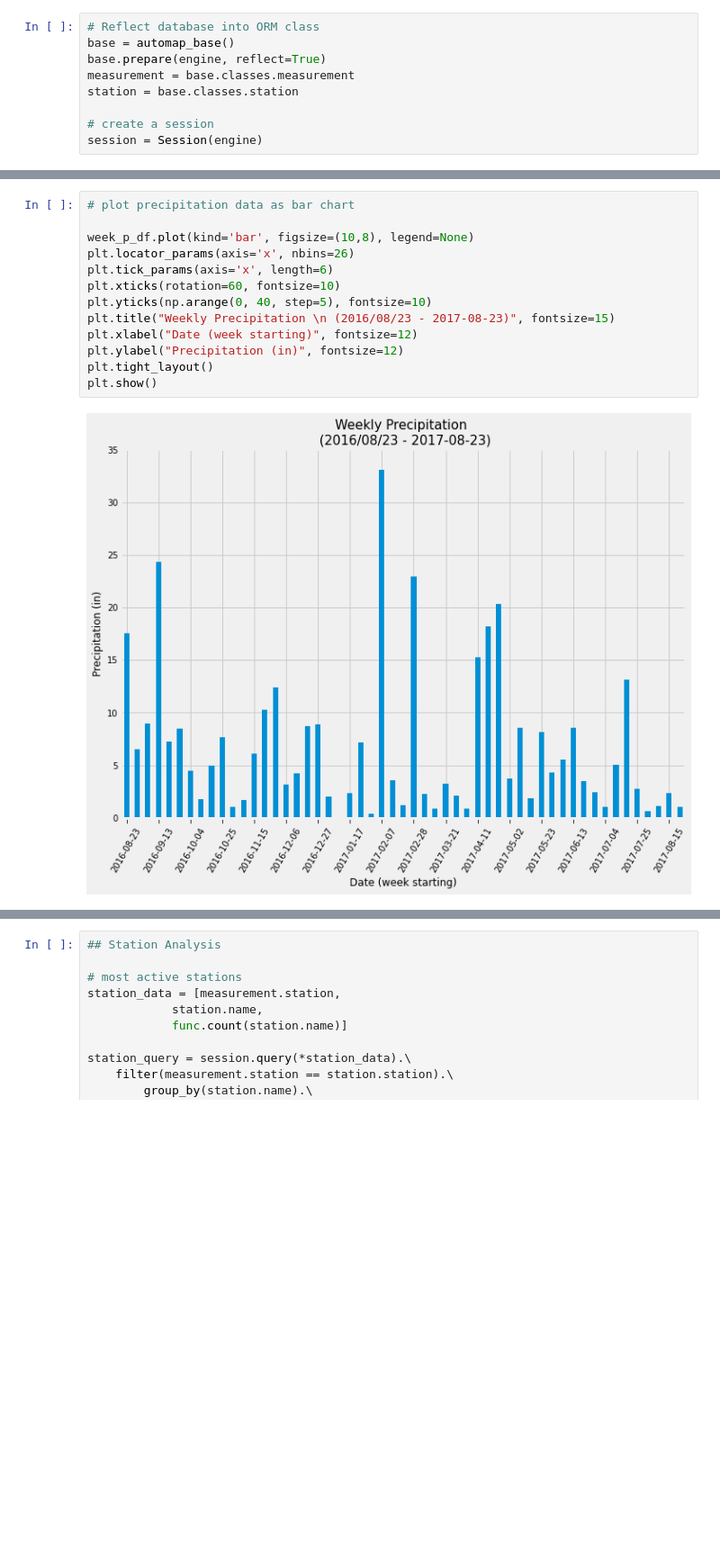
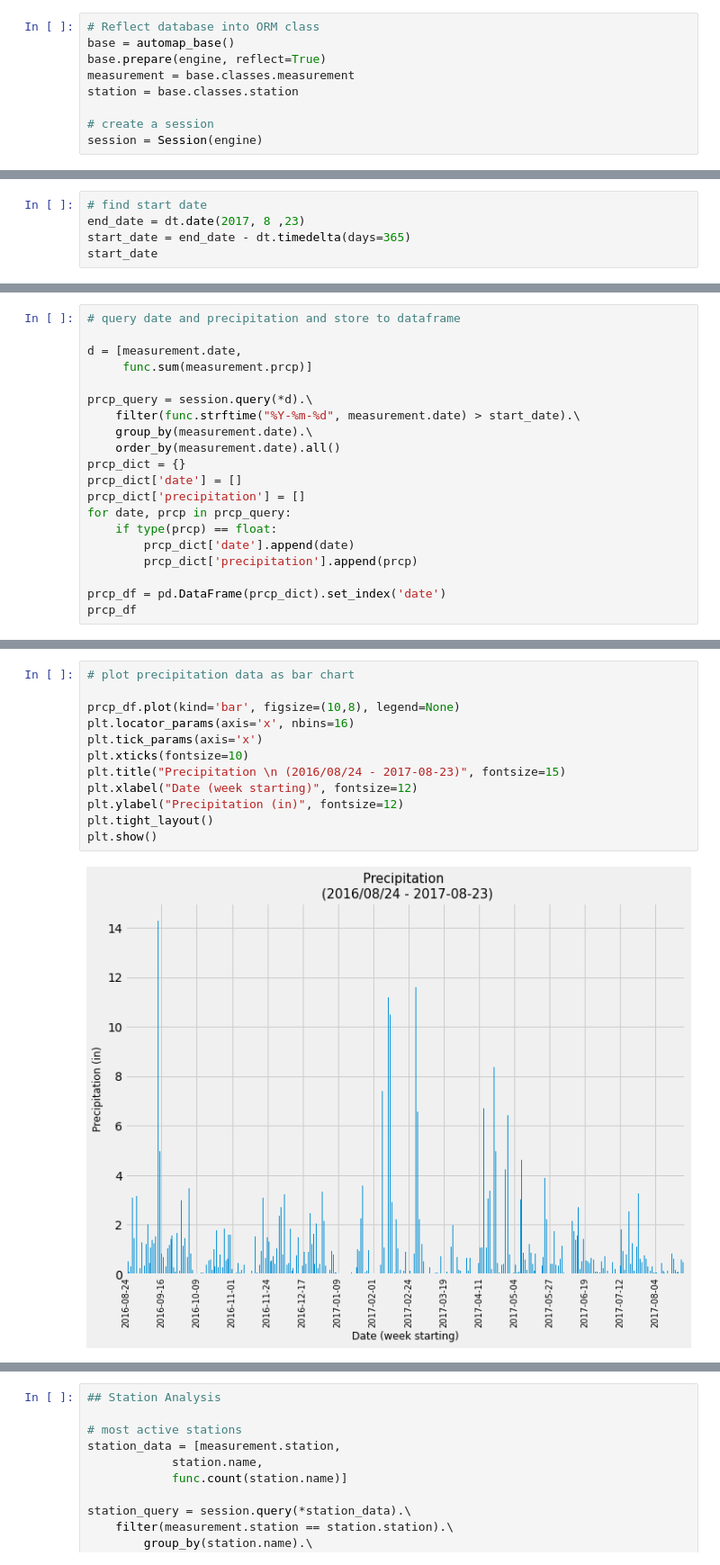
Before and after one commit to KinlayD/sqlalchemy-challenge, a Jupyter notebook: surfs_up.ipynb, the cells around one changed output, grey strips where cells are left out. Shown at 90% size. Saved outputs shown, nothing was run; the diff lists cells and outputs as text; blank space fills up the shorter version.

```diff
--- a/surfs_up.ipynb
+++ b/surfs_up.ipynb
@@ -114,0 +74,5 @@ week_p_df.describe()
+# %%
+# find start date
+end_date = dt.date(2017, 8 ,23)
+start_date = end_date - dt.timedelta(days=365)
+start_date
@@ -114,0 +81,20 @@ week_p_df.describe()
+# %%
+# query date and precipitation and store to dataframe
+
+d = [measurement.date,
+     func.sum(measurement.prcp)]
+
+prcp_query = session.query(*d).\
+    filter(func.strftime("%Y-%m-%d", measurement.date) > start_date).\
+    group_by(measurement.date).\
+    order_by(measurement.date).all()
+prcp_dict = {}
+prcp_dict['date'] = []
+prcp_dict['precipitation'] = []
+for date, prcp in prcp_query:
+    if type(prcp) == float:
+        prcp_dict['date'].append(date)
+        prcp_dict['precipitation'].append(prcp)
+
+prcp_df = pd.DataFrame(prcp_dict).set_index('date')
+prcp_df
@@ -115,15 +116,14 @@ week_p_df.describe()
 # %%
 # plot precipitation data as bar chart
 
-week_p_df.plot(kind='bar', figsize=(10,8), legend=None)
-plt.locator_params(axis='x', nbins=26)
-plt.tick_params(axis='x', length=6)
-plt.xticks(rotation=60, fontsize=10)
-plt.yticks(np.arange(0, 40, step=5), fontsize=10)
-plt.title("Weekly Precipitation \n (2016/08/23 - 2017-08-23)", fontsize=15)
+prcp_df.plot(kind='bar', figsize=(10,8), legend=None)
+plt.locator_params(axis='x', nbins=16)
+plt.tick_params(axis='x')
+plt.xticks(fontsize=10)
+plt.title("Precipitation \n (2016/08/24 - 2017-08-23)", fontsize=15)
 plt.xlabel("Date (week starting)", fontsize=12)
 plt.ylabel("Precipitation (in)", fontsize=12)
 plt.tight_layout()
 plt.show()
 # %% [output]
-[figure, old version]
+[figure, new version]
```
Also changed, not shown: parts of 12 cells of this notebook, 1 other file.
